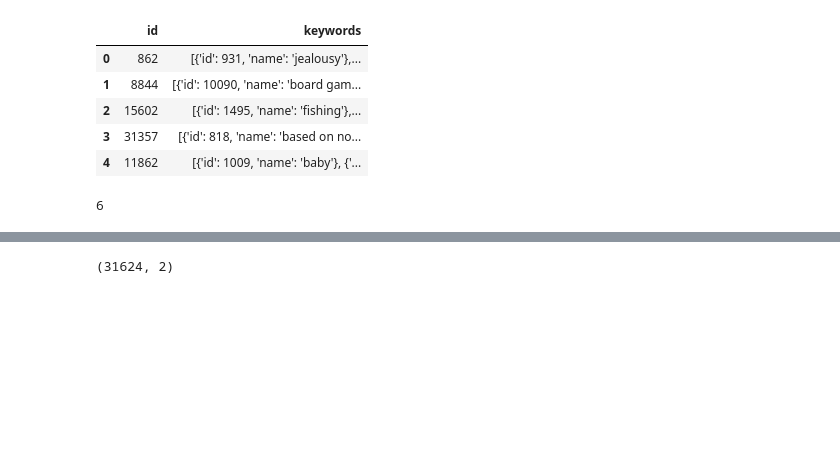
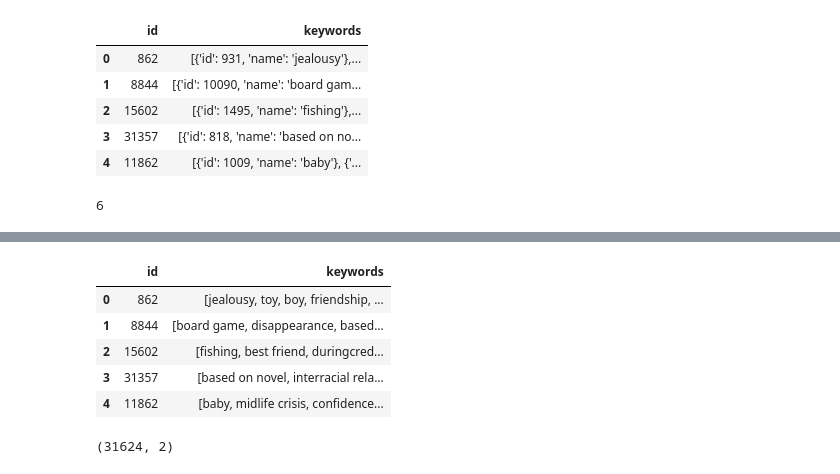
Before and after one commit to priya25-1998/Capstone-Project_Movie-Recommendation-Engine, a Jupyter notebook: Capstone_Data_Extraction.ipynb, the cells around one changed output, grey strips where cells are left out. Drawn from its saved outputs; the diff is of its cells as text; code cells hidden in the pictures; blank space fills up the shorter version.

```diff
--- a/Capstone_Data_Extraction.ipynb
+++ b/Capstone_Data_Extraction.ipynb
@@ -237,0 +282,17 @@ len(df_keywords.iloc[1]['keywords'])
+# %%
+df_keywords_copy = df_keywords.copy()
+for i in range(0,len(df_keywords['keywords'])):
+    list = []
+    for j in range(len(df_keywords['keywords'].iloc[i])):
+         list1.append(df_keywords.iloc[i]['keywords'][j]['name'])
+    df_keywords_copy['keywords'].iloc[i] = list1
+
+
+df_keywords_copy.head()
+# %% [output]
+|  | id | keywords |
+| 0 | 862 | [jealousy, toy, boy, friendship, ... |
+| 1 | 8844 | [board game, disappearance, based... |
+| 2 | 15602 | [fishing, best friend, duringcred... |
+| 3 | 31357 | [based on novel, interracial rela... |
+| 4 | 11862 | [baby, midlife crisis, confidence... |
```
Also changed, not shown: parts of 26 cells of this notebook.
